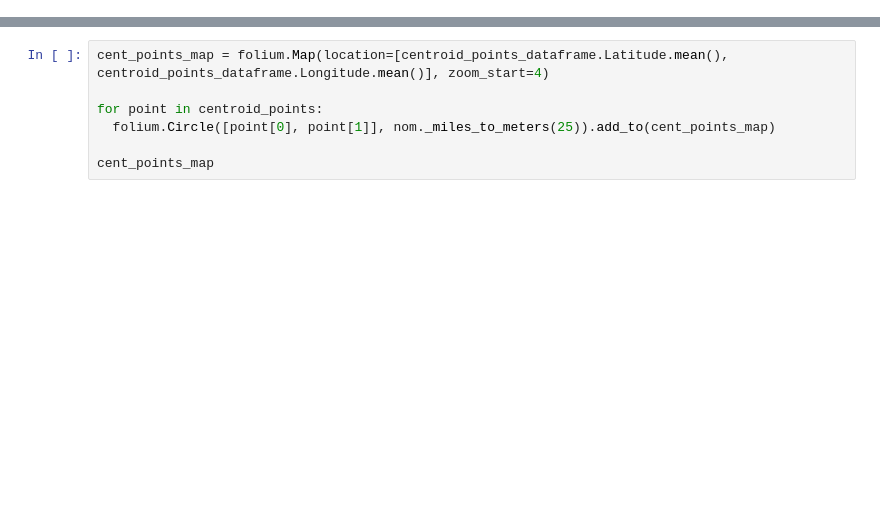
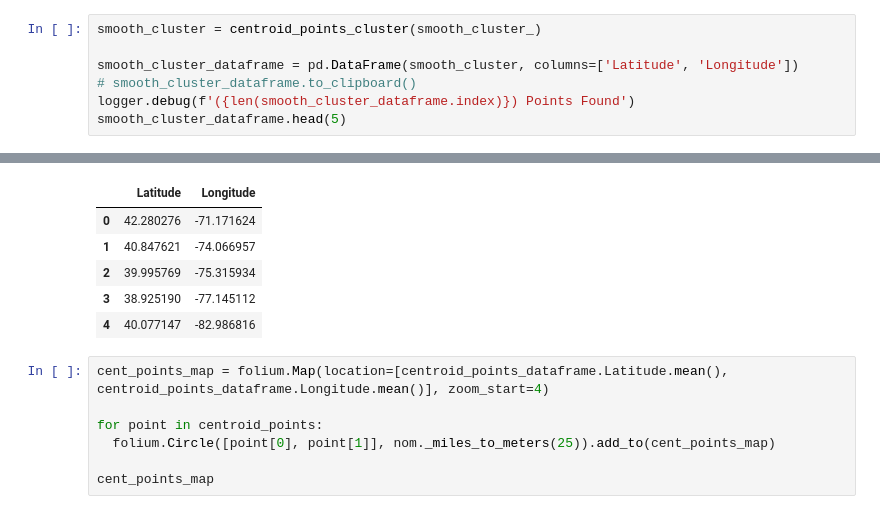
Before and after one commit to voxxtelum/penitent_nomad, a Jupyter notebook: jupyter/nomad_intersections.ipynb, the cells around one changed output, grey strips where cells are left out. Drawn from its saved outputs; the diff is of its cells as text; blank space fills up the shorter version.

```diff
--- a/jupyter/nomad_intersections.ipynb
+++ b/jupyter/nomad_intersections.ipynb
@@ -455,0 +259,8 @@ Center  (40.29407402407976, -80.52373596724539)
+# %%
+smooth_cluster = centroid_points_cluster(smooth_cluster_)
+
+smooth_cluster_dataframe = pd.DataFrame(smooth_cluster, columns=['Latitude', 'Longitude'])
+# smooth_cluster_dataframe.to_clipboard()
+logger.debug(f'({len(smooth_cluster_dataframe.index)}) Points Found')
+smooth_cluster_dataframe.head(5)
+# %% [output]
@@ -456,3 +268,9 @@ Center  (40.29407402407976, -80.52373596724539)
+|  | Latitude | Longitude |
+| 0 | 42.280276 | -71.171624 |
+| 1 | 40.847621 | -74.066957 |
+| 2 | 39.995769 | -75.315934 |
+| 3 | 38.925190 | -77.145112 |
+| 4 | 40.077147 | -82.986816 |
 # %%
 cent_points_map = folium.Map(location=[centroid_points_dataframe.Latitude.mean(), centroid_points_dataframe.Longitude.mean()], zoom_start=4)
 
```
Also changed, not shown: parts of 19 cells of this notebook, 1 other file.
